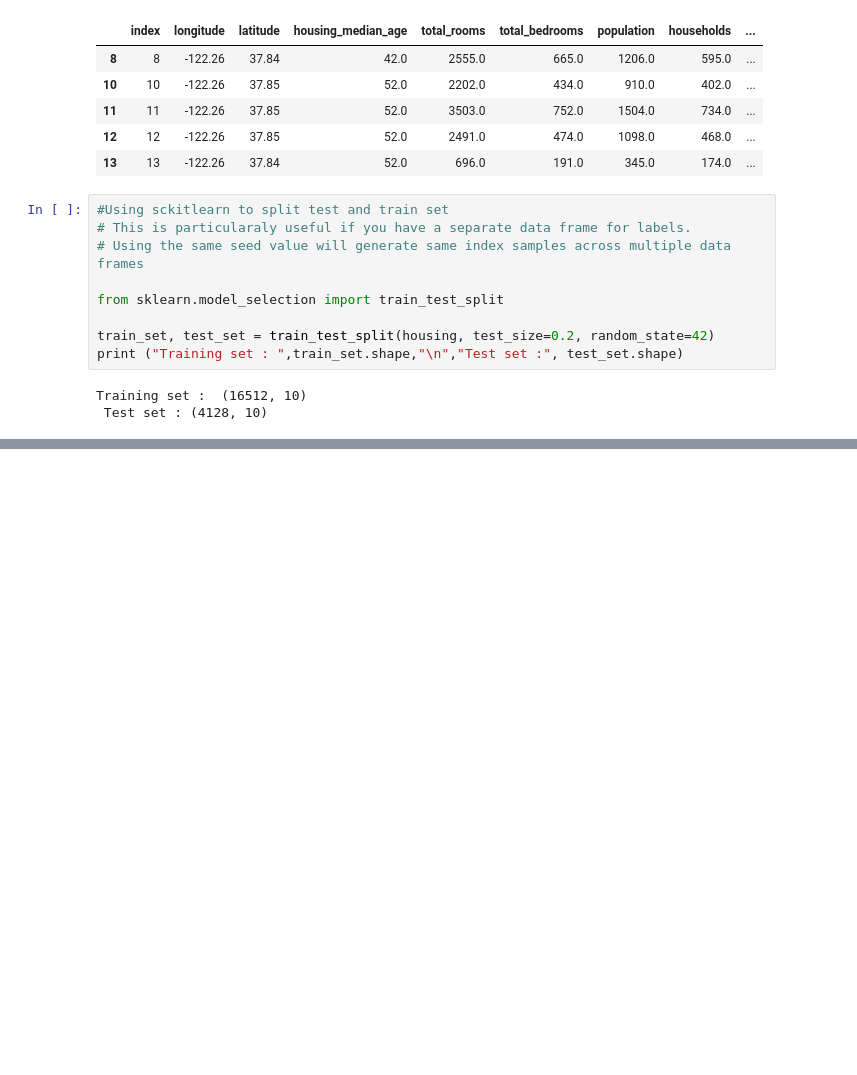
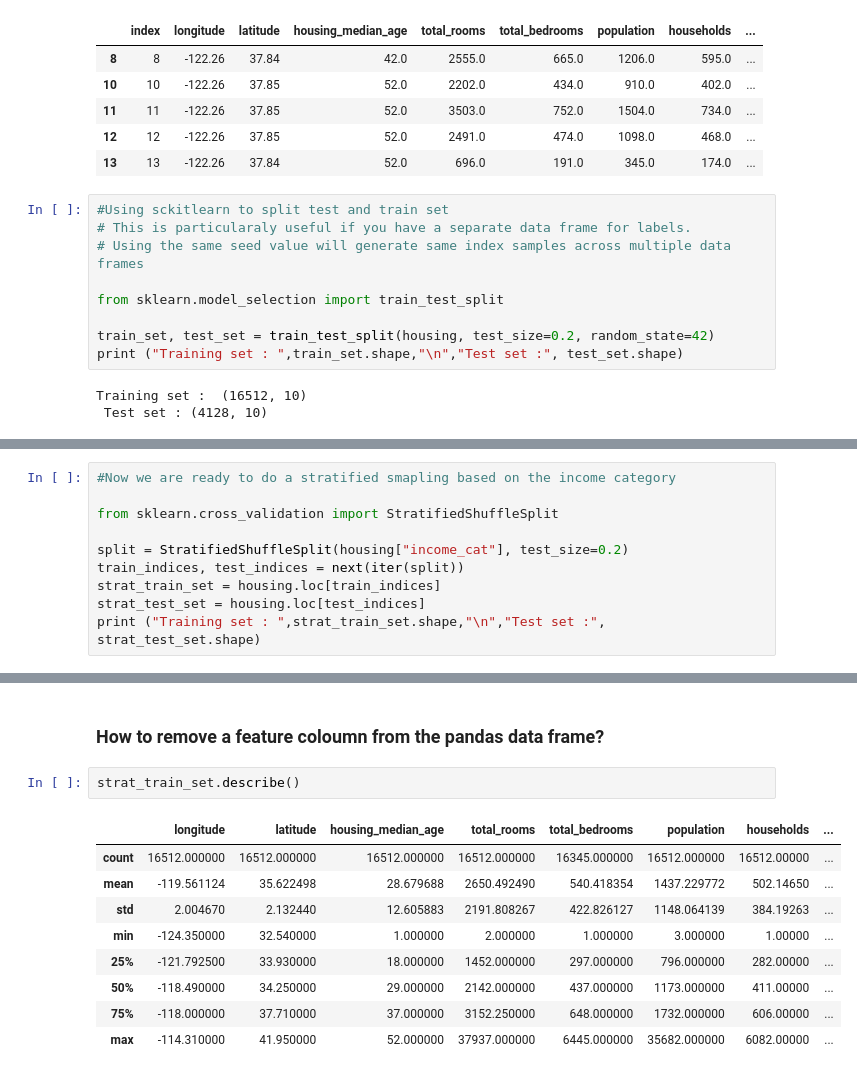
Before and after one commit to harshseth/ml-core, a Jupyter notebook: Housing.ipynb, the cells around one changed output, grey strips where cells are left out. Drawn from its saved outputs; the diff is of its cells as text; blank space fills up the shorter version.

Commit message:
adding stratified sampling example

```diff
--- a/Housing.ipynb
+++ b/Housing.ipynb
@@ -180,0 +205,10 @@ Training set :  (16512, 10)
+# %%
+#Now we are ready to do a stratified smapling based on the income category
+
+from sklearn.cross_validation import StratifiedShuffleSplit
+
+split = StratifiedShuffleSplit(housing["income_cat"], test_size=0.2)
+train_indices, test_indices = next(iter(split))
+strat_train_set = housing.loc[train_indices]
+strat_test_set = housing.loc[test_indices]
+print ("Training set : ",strat_train_set.shape,"\n","Test set :", strat_test_set.shape)
@@ -180,0 +257,14 @@ Training set :  (16512, 10)
+# %% [markdown]
+### How to remove a feature coloumn from the pandas data frame?
+# %%
+strat_train_set.describe()
+# %% [output]
+|  | longitude | latitude | housing_median_age | total_rooms | total_bedrooms | population | households | ... |
+| count | 16512.000000 | 16512.000000 | 16512.000000 | 16512.000000 | 16345.000000 | 16512.000000 | 16512.00000 | ... |
+| mean | -119.561124 | 35.622498 | 28.679688 | 2650.492490 | 540.418354 | 1437.229772 | 502.14650 | ... |
+| std | 2.004670 | 2.132440 | 12.605883 | 2191.808267 | 422.826127 | 1148.064139 | 384.19263 | ... |
+| min | -124.350000 | 32.540000 | 1.000000 | 2.000000 | 1.000000 | 3.000000 | 1.00000 | ... |
+| 25% | -121.792500 | 33.930000 | 18.000000 | 1452.000000 | 297.000000 | 796.000000 | 282.00000 | ... |
+| 50% | -118.490000 | 34.250000 | 29.000000 | 2142.000000 | 437.000000 | 1173.000000 | 411.00000 | ... |
+| 75% | -118.000000 | 37.710000 | 37.000000 | 3152.250000 | 648.000000 | 1732.000000 | 606.00000 | ... |
+| max | -114.310000 | 41.950000 | 52.000000 | 37937.000000 | 6445.000000 | 35682.000000 | 6082.00000 | ... |
```
Also changed, not shown: parts of 10 cells of this notebook.
